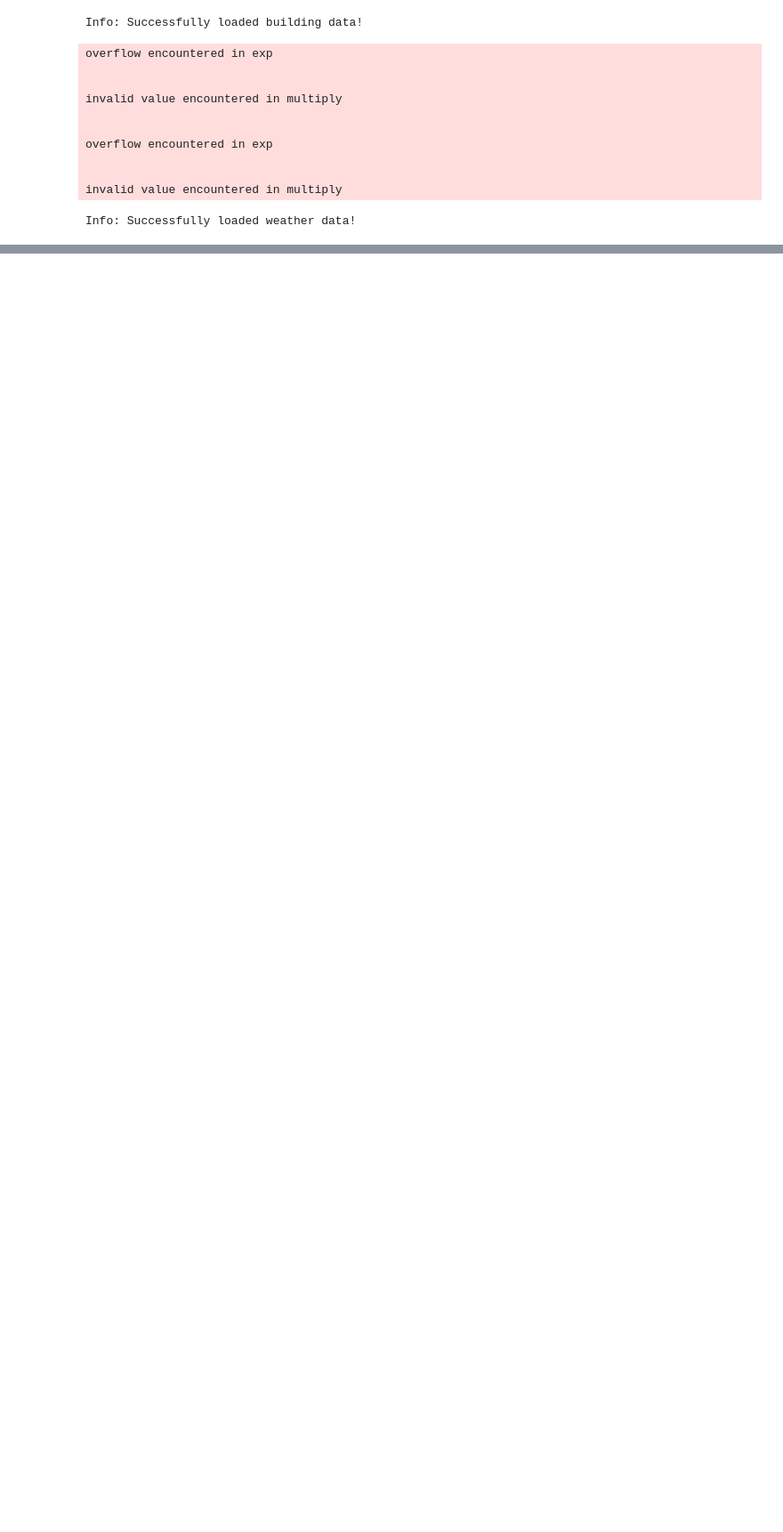
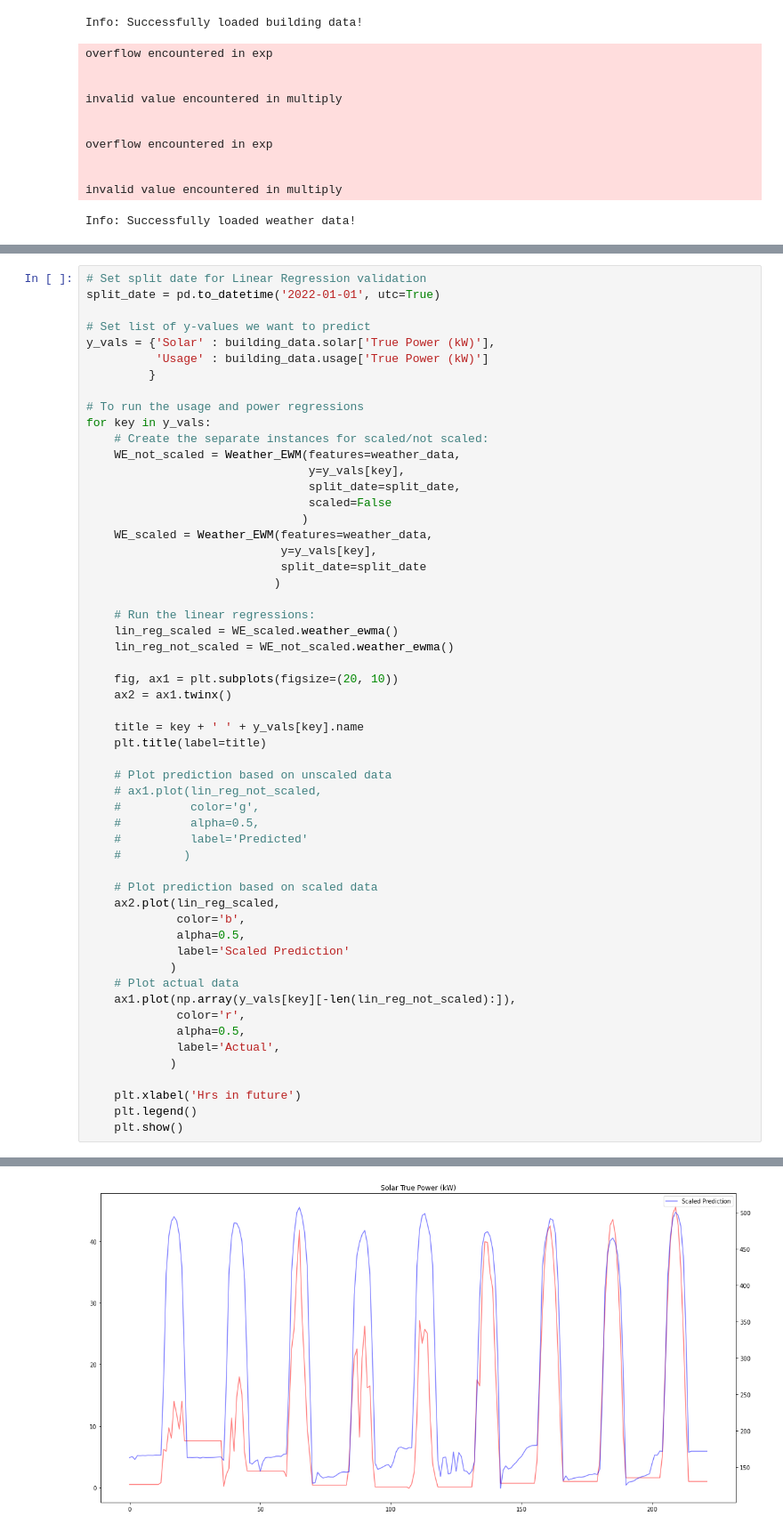
Before and after one commit to samsipe/amplify-microgrid-ai, a Jupyter notebook: notebooks/power_ss.ipynb, the cells around one changed output, grey strips where cells are left out. Shown at 89% size. Drawn from its saved outputs; the diff is of its cells as text; blank space fills up the shorter version.

Commit message:
Added actual solar and usage to the charts

```diff
--- a/notebooks/power_ss.ipynb
+++ b/notebooks/power_ss.ipynb
@@ -160,0 +126,56 @@ for key in y_vals:
+# %%
+# Set split date for Linear Regression validation
+split_date = pd.to_datetime('2022-01-01', utc=True)
+
+# Set list of y-values we want to predict
+y_vals = {'Solar' : building_data.solar['True Power (kW)'],
+          'Usage' : building_data.usage['True Power (kW)']
+         }
+
+# To run the usage and power regressions
+for key in y_vals:
+    # Create the separate instances for scaled/not scaled:
+    WE_not_scaled = Weather_EWM(features=weather_data,
+                                y=y_vals[key],
+                                split_date=split_date,
+                                scaled=False
+                               )
+    WE_scaled = Weather_EWM(features=weather_data,
+                            y=y_vals[key],
+                            split_date=split_date
+                           )
+
+    # Run the linear regressions:
+    lin_reg_scaled = WE_scaled.weather_ewma()
+    lin_reg_not_scaled = WE_not_scaled.weather_ewma()
+
+    fig, ax1 = plt.subplots(figsize=(20, 10))
+    ax2 = ax1.twinx()
+
+    title = key + ' ' + y_vals[key].name
+    plt.title(label=title)
+
+    # Plot prediction based on unscaled data
+    # ax1.plot(lin_reg_not_scaled,
+    #          color='g',
+    #          alpha=0.5,
+    #          label='Predicted'
+    #         )
+
+    # Plot prediction based on scaled data
+    ax2.plot(lin_reg_scaled,
+             color='b',
+             alpha=0.5,
+             label='Scaled Prediction'
+            )
+    # Plot actual data
+    ax1.plot(np.array(y_vals[key][-len(lin_reg_not_scaled):]),
+             color='r',
+             alpha=0.5,
+             label='Actual',
+            )
+
+    plt.xlabel('Hrs in future')
+    plt.legend()
+    plt.show()
+# %% [output]
@@ -160,0 +183 @@ for key in y_vals:
+[figure, added]
```
Also changed, not shown: parts of 3 cells of this notebook.
